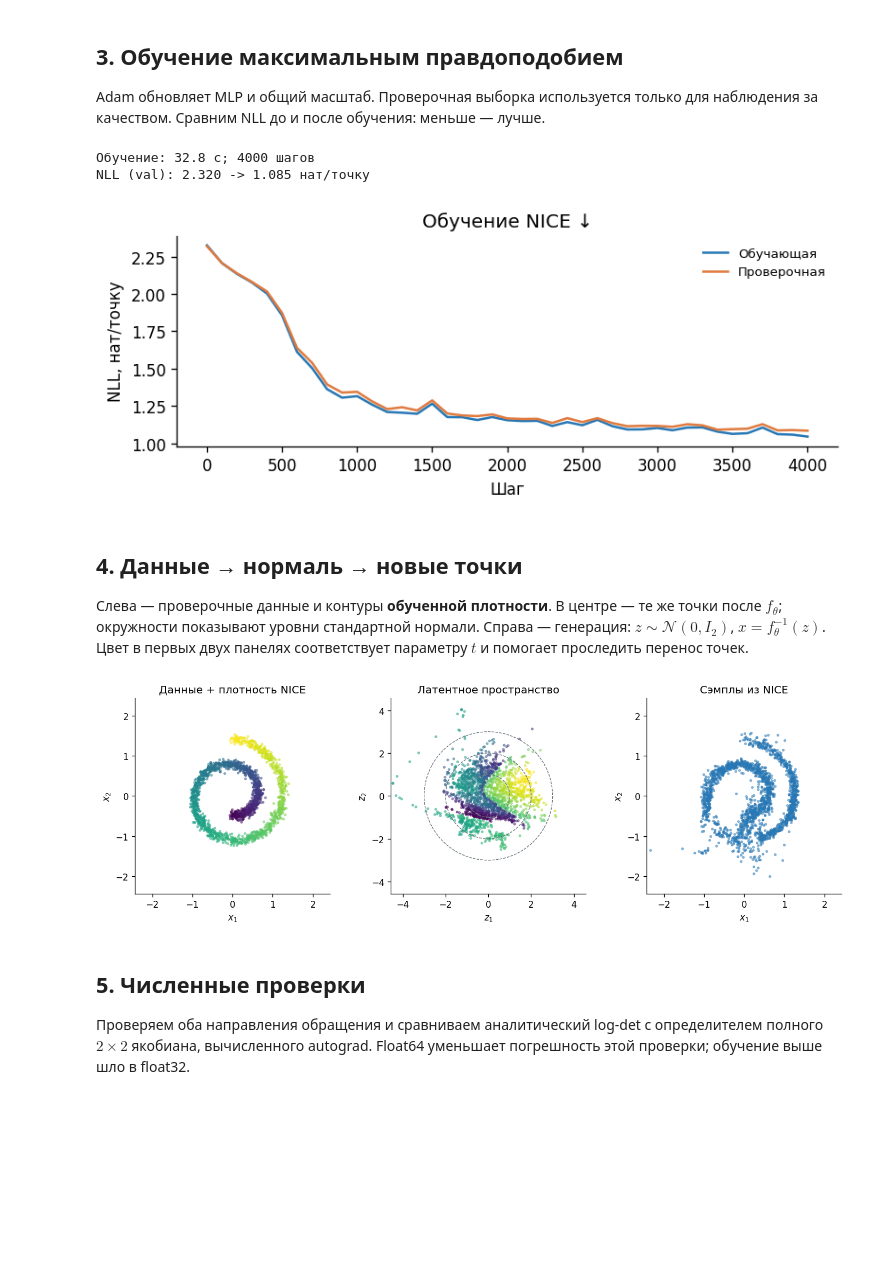
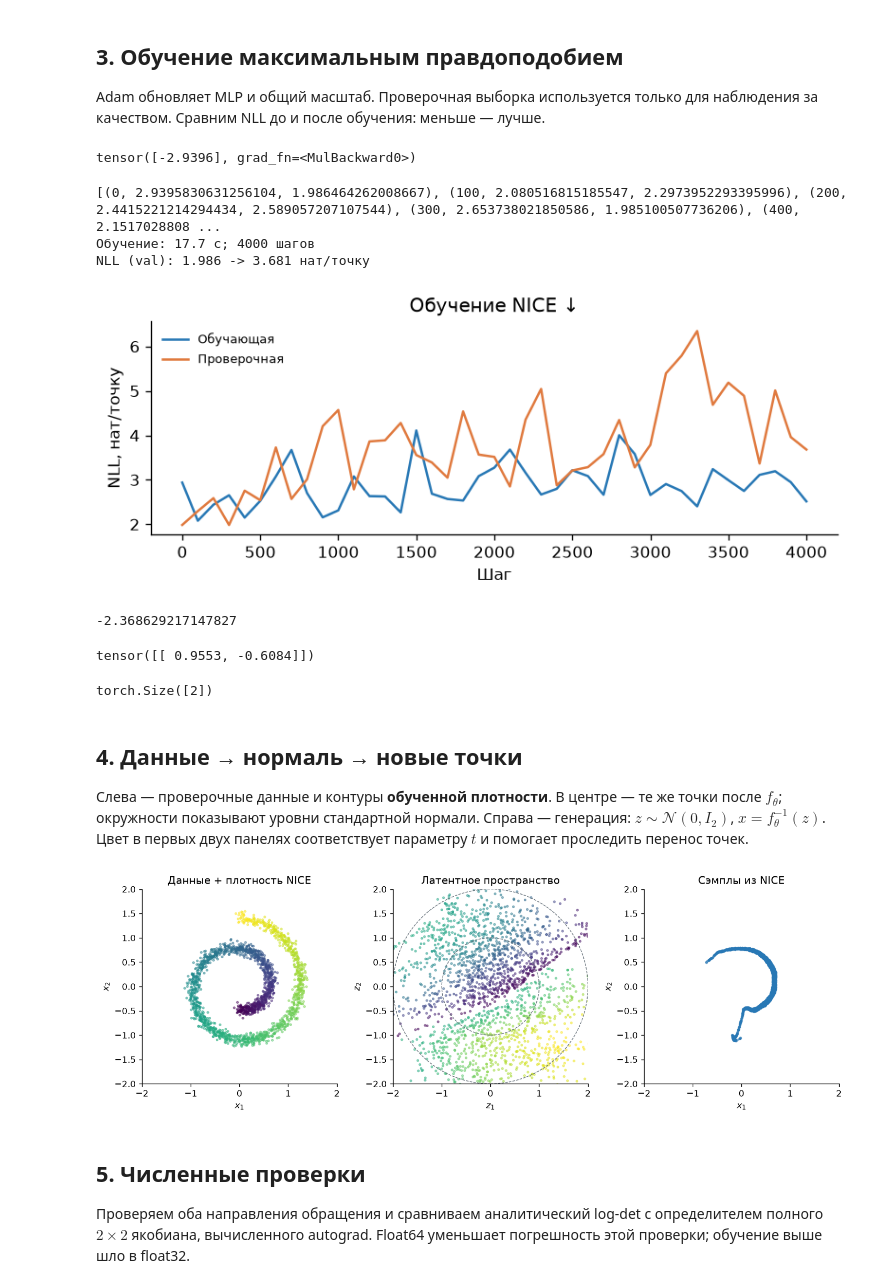
Before and after one commit to al3kseyka/scince_school, a Jupyter notebook: nice_2d_swissroll.ipynb, the cells around one changed output. Drawn from its saved outputs; the diff is of its cells as text; code cells hidden in the pictures; blank space fills up the shorter version.

Commit message:
modified model

```diff
--- a/nice_2d_swissroll.ipynb
+++ b/nice_2d_swissroll.ipynb
@@ -12,10 +12,12 @@ import numpy as np
 import matplotlib.pyplot as plt
 import torch
 from torch import nn
+import tqdm
+from typing import Callable
 
 SEED, STEPS, BATCH_SIZE = 42, 4000, 256
 NOISE = 0.06  # Шум в координатах после деления на 10.
-DEVICE = "auto"  # "auto", "cpu", "cuda:0", "cuda:1", ...
+DEVICE = "cpu"  # "auto", "cpu", "cuda:0", "cuda:1", ...
 if DEVICE == "auto":
     device = torch.device("cuda" if torch.cuda.is_available() else "cpu")
 else:
@@ -28,5 +30,7 @@ rng = np.random.default_rng(SEED)
 plt.rcParams.update({"figure.dpi": 120, "axes.spines.top": False,
                      "axes.spines.right": False, "font.size": 10})
 device_name = torch.cuda.get_device_name(device) if device.type == "cuda" else "CPU"
+if (torch.xpu.is_available() and device_name == "CPU"):
+    device_name = torch.xpu.get_device_name(0)
 print(f"PyTorch {torch.__version__} | {device} ({device_name}) | seed={SEED}")
 # %% [output]
@@ -119,3 +151,11 @@ model = NICE().to(device)
+# %%
+def logprop(out: torch.Tensor):
+    return -0.5 * (out.square() + math.log(2 * math.pi)).sum(dim=1)
+
+def loss_function(out: torch.Tensor, jacobian_add):
+    out.flatten()
+    sum_of_log = logprop(out) + jacobian_add
+    return -sum_of_log.mean()
 # %% [markdown]
 ## 3. Обучение максимальным правдоподобием
 
@@ -124,20 +164,23 @@ Adam обновляет MLP и общий масштаб. Проверочная
 optimizer = torch.optim.Adam(model.parameters(), lr=1e-3)
 history = []
 
+print(logprop(model(x_train[0:1])))
+
 @torch.no_grad()
 def record(step):
-    history.append((step, -model.log_prob(x_train).mean().item(),
-                         -model.log_prob(x_val).mean().item()))
+    history.append((step, -logprop(model(x_train[0:1])).item(),
+                         -logprop(model(x_val[0:1])).item()))
 
 record(0)
 if device.type == "cuda":
     torch.cuda.synchronize(device)  # CUDA асинхронна: ждём перед замером времени.
 started = time.perf_counter()
 model.train()
-for step in range(1, STEPS + 1):
+for step in tqdm.tqdm(range(1, STEPS + 1)):
     batch = x_train[torch.randint(len(x_train), (BATCH_SIZE,), device=x_train.device)]
-    loss = -model.log_prob(batch).mean()
     optimizer.zero_grad()
+    loss = loss_function(model(batch), model.jacobian_det())
+    # print(loss.shape)
     loss.backward()
     optimizer.step()
     if step % 100 == 0 or step == STEPS:
@@ -145,6 +188,8 @@ for step in range(1, STEPS + 1):
 model.eval()
 if device.type == "cuda":
     torch.cuda.synchronize(device)
+
+print(history)
 
 print(f"Обучение: {time.perf_counter() - started:.1f} с; {STEPS} шагов")
 print(f"NLL (val): {history[0][2]:.3f} -> {history[-1][2]:.3f} нат/точку")
@@ -157,9 +202,23 @@ ax.set(xlabel="Шаг", ylabel="NLL, нат/точку", title="Обучение
 ax.legend(frameon=False, fontsize=8)
 plt.show()
 # %% [output]
-Обучение: 32.8 с; 4000 шагов
-NLL (val): 2.320 -> 1.085 нат/точку
+tensor([-2.9396], grad_fn=<MulBackward0>)
+[(0, 2.9395830631256104, 1.986464262008667), (100, 2.080516815185547, 2.2973952293395996), (200, 2.4415221214294434, 2.589057207107544), (300, 2.653738021850586, 1.985100507736206), (400, 2.1517028808 ...
+Обучение: 17.7 с; 4000 шагов
+NLL (val): 1.986 -> 3.681 нат/точку
-[figure, old version]
+[figure, new version]
+# %%
+logprop(model(x_train[0:1])).item()
+# %% [output]
+-2.368629217147827
+# %%
+x_train[0:1]
+# %% [output]
+tensor([[ 0.9553, -0.6084]])
+# %%
+x_train[0].shape
+# %% [output]
+torch.Size([2])
 # %% [markdown]
 ## 4. Данные → нормаль → новые точки
 
@@ -168,37 +227,40 @@ NLL (val): 2.320 -> 1.085 нат/точку
 Справа — генерация: $z\sim\mathcal N(0,I_2)$, $x=f_\theta^{-1}(z)$.
 Цвет в первых двух панелях соответствует параметру $t$ и помогает проследить перенос точек.
 # %%
+extent = 2
+z_extent = 2
 with torch.no_grad():
     z_val = model(x_val)
-    generated = model.sample(2000)
+    generated = model.inverse(torch.rand(2000, 2))
     # Общие границы включают все точки, в том числе хвосты генерации.
-    extent = max(1.8, x_val.abs().max().item(), generated.abs().max().item()) + 0.1
-    z_extent = max(3.5, z_val.abs().max().item()) + 0.1
+    # extent = max(1.8, x_val.abs().max().item(), generated.abs().max().item()) + 0.1
+    # z_extent = max(3.5, z_val.abs().max().item()) + 0.1
     gx, gy = np.meshgrid(np.linspace(-extent, extent, 180),
                          np.linspace(-extent, extent, 180))
     grid = torch.tensor(np.column_stack([gx.ravel(), gy.ravel()]),
                         dtype=x_val.dtype, device=device)
-    density = model.log_prob(grid).exp().cpu().numpy().reshape(gx.shape)
+    density = logprop(model(grid)).exp().cpu().numpy().reshape(gx.shape)
+
 
 # Matplotlib работает с CPU-массивами: перед numpy() переносим тензоры через .cpu().
 fig, axes = plt.subplots(1, 3, figsize=(12, 3.8), layout="constrained")
 colors = t_val
 axes[0].scatter(*x_val.T.cpu().numpy(), c=colors, cmap="viridis", s=5, alpha=0.45)
 axes[1].scatter(*z_val.T.cpu().numpy(), c=colors, cmap="viridis", s=5, alpha=0.45)
 for radius in (1, 2, 3):
     axes[1].add_patch(plt.Circle((0, 0), radius, fill=False,
                                 color="#67727B", ls="--", lw=0.8))
 axes[2].scatter(*generated.T.cpu().numpy(), c="#2878B5", s=5, alpha=0.45)
 for ax, title in zip(axes, ["Данные + плотность NICE", "Латентное пространство",
                            "Сэмплы из NICE"]):
     ax.set_title(title)
     ax.set_aspect("equal", adjustable="box")
 for ax in (axes[0], axes[2]):
     ax.set(xlim=(-extent, extent), ylim=(-extent, extent), xlabel="$x_1$", ylabel="$x_2$")
 axes[1].set(xlim=(-z_extent, z_extent), ylim=(-z_extent, z_extent), xlabel="$z_1$", ylabel="$z_2$")
 plt.show()
 # %% [output]
-[figure, old version]
+[figure, new version]
 # %% [markdown]
 ## 5. Численные проверки
 
```
Also changed, not shown: parts of 3 cells of this notebook.
